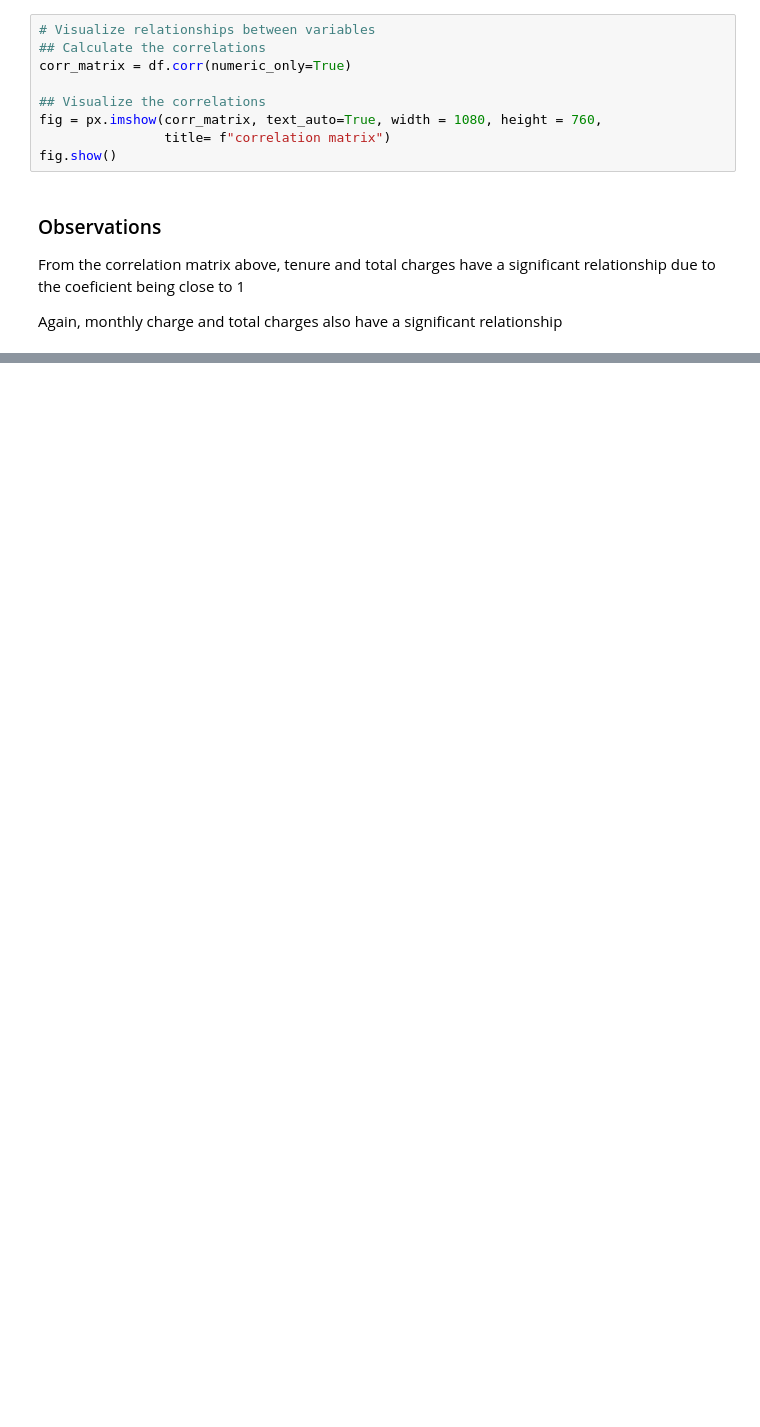
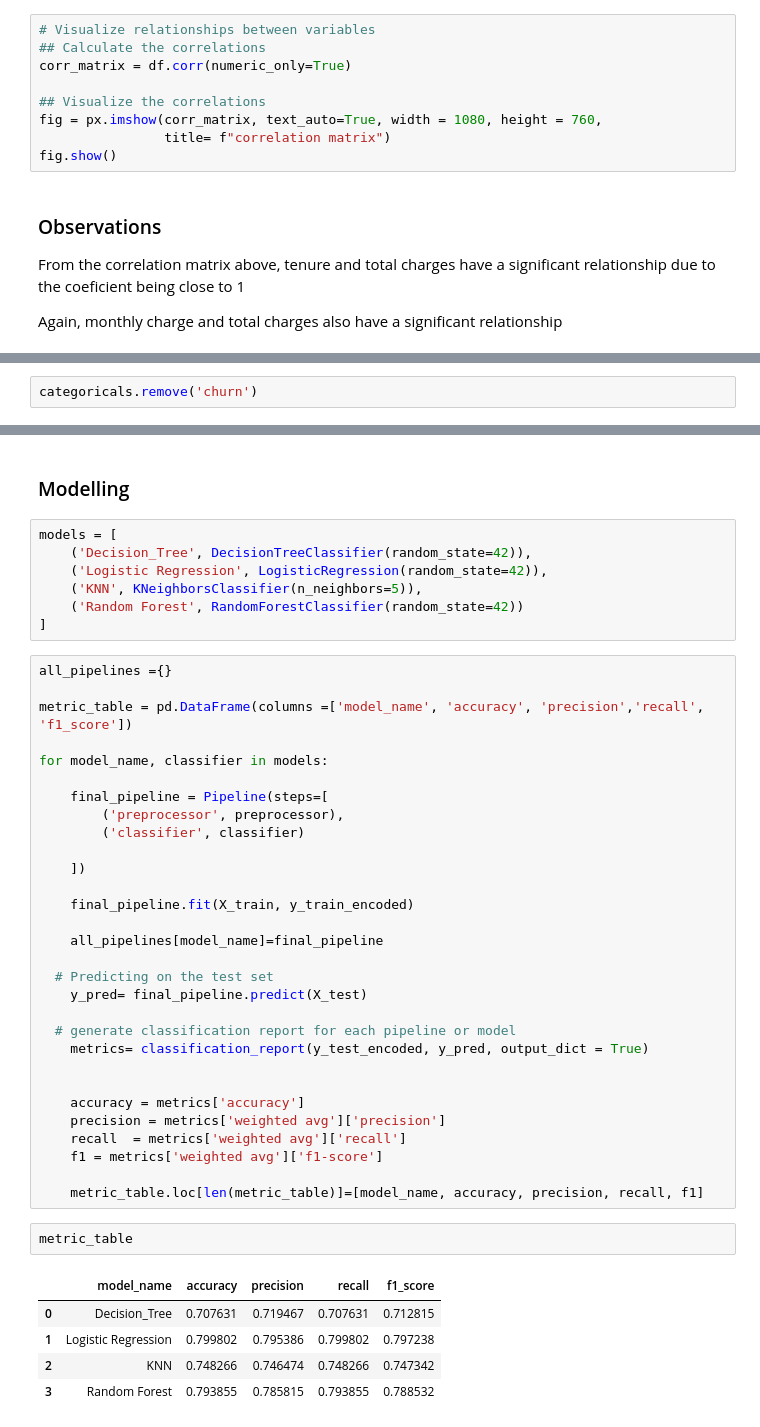
Before and after one commit to iakwatia/Customer-Churn-Prediction, a Jupyter notebook: Classification-customer churn prediction.ipynb, the cells around one changed output, grey strips where cells are left out. Drawn from its saved outputs; the diff is of its cells as text; blank space fills up the shorter version.

```diff
--- a/Classification-customer churn prediction.ipynb
+++ b/Classification-customer churn prediction.ipynb
@@ -366,0 +458,2 @@ Again, monthly charge and total charges also have a significant relationship
+# %%
+categoricals.remove('churn')
@@ -366,0 +520,47 @@ Again, monthly charge and total charges also have a significant relationship
+# %% [markdown]
+### Modelling
+# %%
+models = [
+    ('Decision_Tree', DecisionTreeClassifier(random_state=42)),
+    ('Logistic Regression', LogisticRegression(random_state=42)),
+    ('KNN', KNeighborsClassifier(n_neighbors=5)),
+    ('Random Forest', RandomForestClassifier(random_state=42))
+]
+# %%
+all_pipelines ={}
+
+metric_table = pd.DataFrame(columns =['model_name', 'accuracy', 'precision','recall', 'f1_score'])
+
+for model_name, classifier in models:
+
+    final_pipeline = Pipeline(steps=[
+        ('preprocessor', preprocessor),
+        ('classifier', classifier)
+
+    ])
+
+    final_pipeline.fit(X_train, y_train_encoded)
+
+    all_pipelines[model_name]=final_pipeline
+
+  # Predicting on the test set
+    y_pred= final_pipeline.predict(X_test)
+
+  # generate classification report for each pipeline or model
+    metrics= classification_report(y_test_encoded, y_pred, output_dict = True)
+
+
+    accuracy = metrics['accuracy']
+    precision = metrics['weighted avg']['precision']
+    recall  = metrics['weighted avg']['recall']
+    f1 = metrics['weighted avg']['f1-score']
+
+    metric_table.loc[len(metric_table)]=[model_name, accuracy, precision, recall, f1]
+# %%
+metric_table
+# %% [output]
+|  | model_name | accuracy | precision | recall | f1_score |
+| 0 | Decision_Tree | 0.707631 | 0.719467 | 0.707631 | 0.712815 |
+| 1 | Logistic Regression | 0.799802 | 0.795386 | 0.799802 | 0.797238 |
+| 2 | KNN | 0.748266 | 0.746474 | 0.748266 | 0.747342 |
+| 3 | Random Forest | 0.793855 | 0.785815 | 0.793855 | 0.788532 |
```
Also changed, not shown: parts of 32 cells of this notebook.
